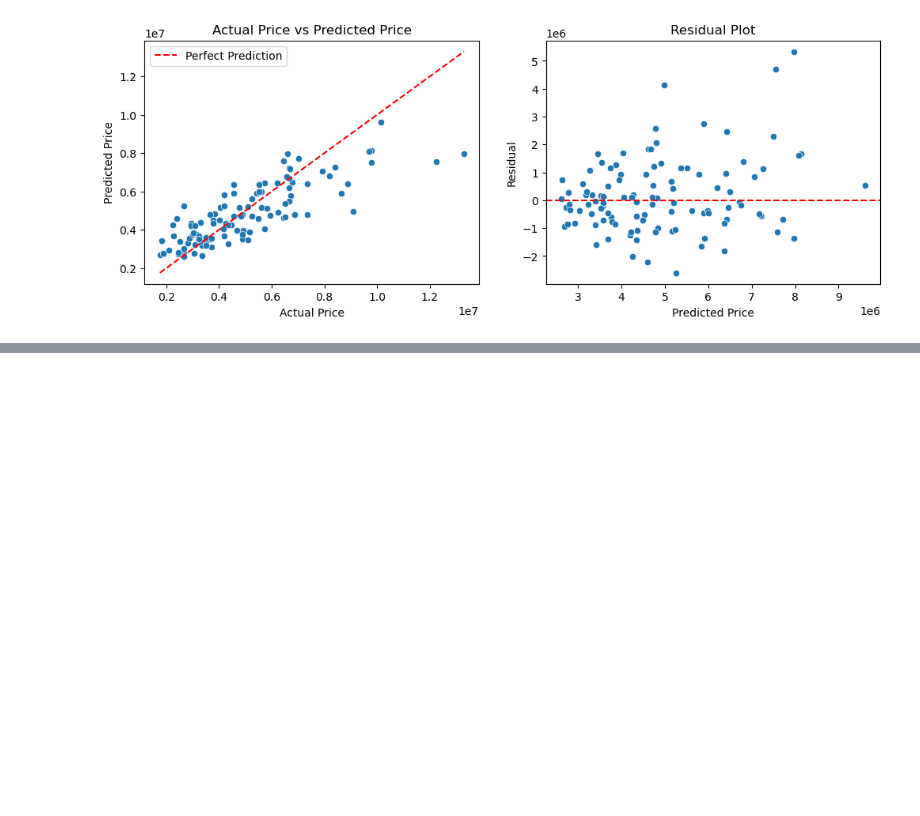
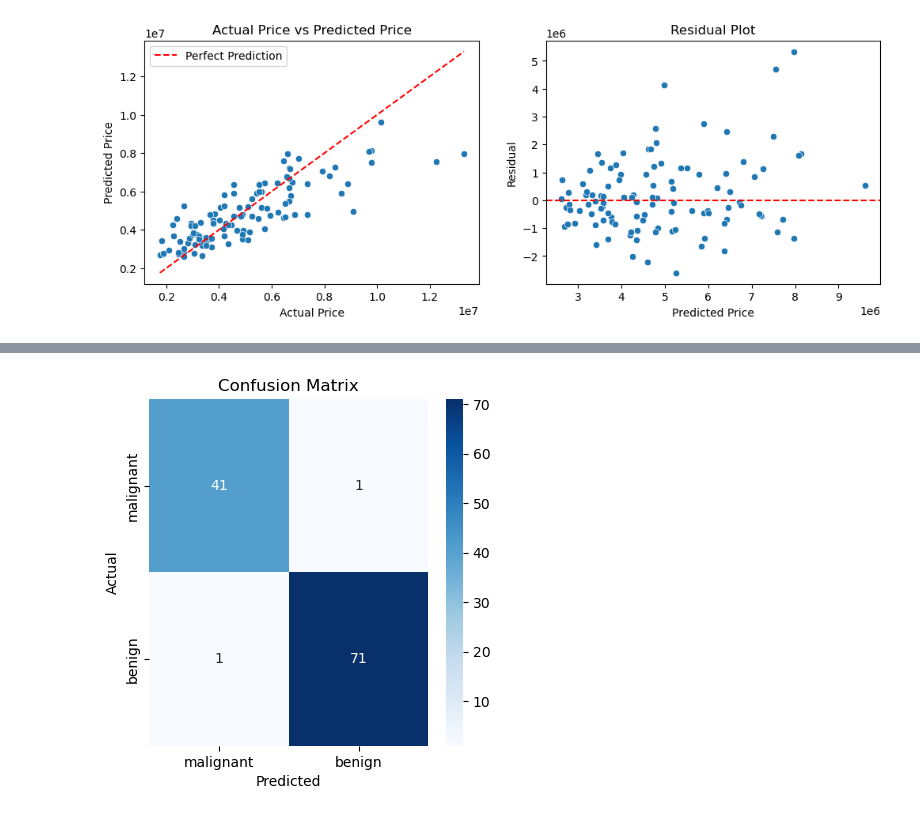
Before and after one commit to yohanLeembu/AiMl-intern, a Jupyter notebook: John/Month 2/week5/price_prediction.ipynb, the cells around one changed output, grey strips where cells are left out. Cells and saved outputs as stored; diff of their text form; code cells hidden in the pictures; blank space fills up the shorter version.

```diff
--- a/John/Month 2/week5/price_prediction.ipynb
+++ b/John/Month 2/week5/price_prediction.ipynb
@@ -146,0 +158,22 @@ plt.show()
+# %%
+from sklearn.model_selection import train_test_split
+from sklearn.preprocessing import StandardScaler
+from sklearn.linear_model import LogisticRegression
+
+Xc_train, Xc_test, yc_train, yc_test= train_test_split(
+    X_clf, y_clf, test_size=0.2, random_state=42, stratify=y_clf
+)
+
+scaler = StandardScaler()
+Xc_train_scaled = scaler.fit_transform(Xc_train)
+Xc_test_scaled = scaler.transform(Xc_test)
+
+clf = LogisticRegression(max_iter=5000)
+clf.fit(Xc_train_scaled, yc_train)
+
+yc_pred = clf.predict(Xc_test_scaled)
+yc_proba = clf.predict_proba(Xc_test_scaled)[:,1] # predicted probability of "benign"
+
+print("First 10 predicted probabilities of benign:", np.round(yc_proba[:10], 3))
+print("First 10 predicted classes:               ", yc_pred[:10])
+print("First 10 actual classes:                   ", yc_test.values[:10])
@@ -146,0 +205,20 @@ plt.show()
+# %%
+cm = confusion_matrix(yc_test, yc_pred)
+
+plt.figure(figsize=(4.5, 4.5))
+
+sns.heatmap(
+    cm,
+    annot=True,          # show numbers in cells
+    fmt="d",             # integer format
+    cmap="Blues",
+    xticklabels=["malignant", "benign"],
+    yticklabels=["malignant", "benign"]
+)
+
+plt.xlabel("Predicted")
+plt.ylabel("Actual")
+plt.title("Confusion Matrix")
+plt.show()
+# %% [output]
+[figure, added]
```
Also changed, not shown: parts of 7 cells of this notebook, 2 other files.
